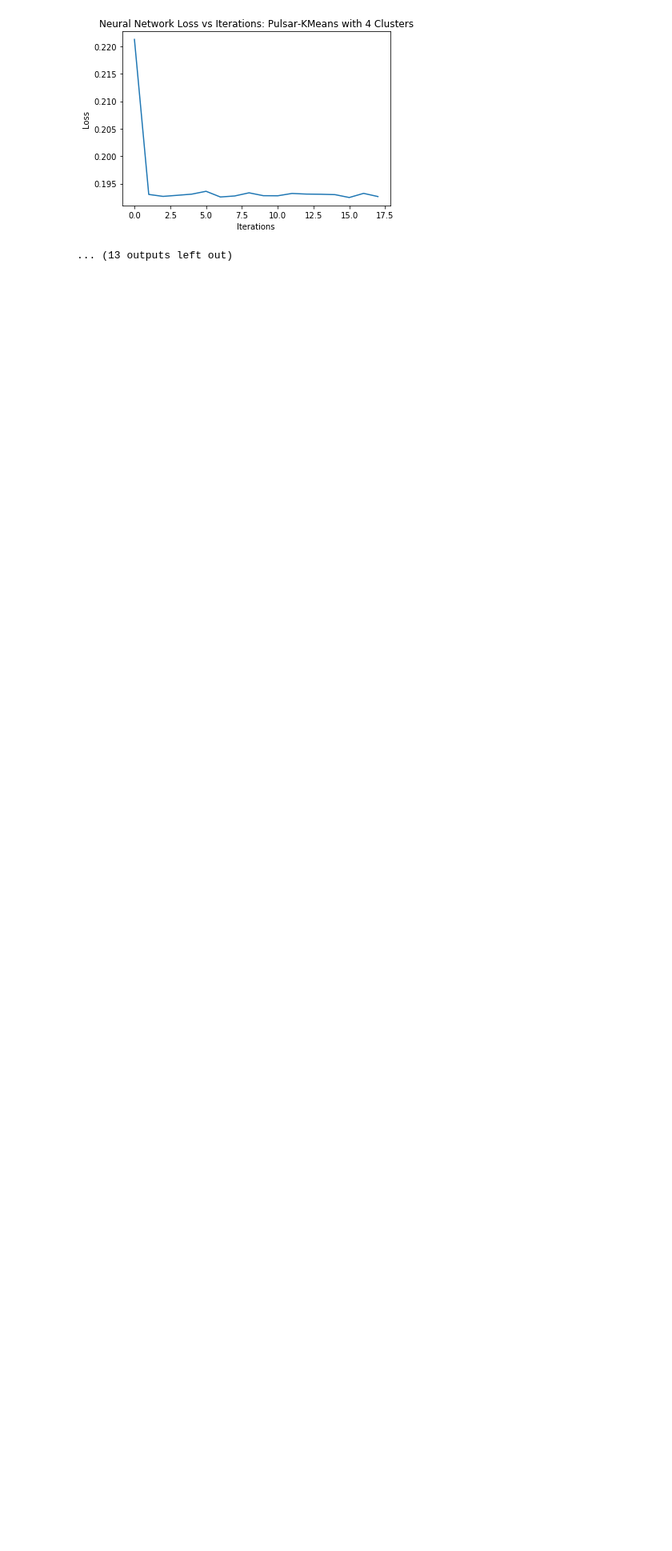
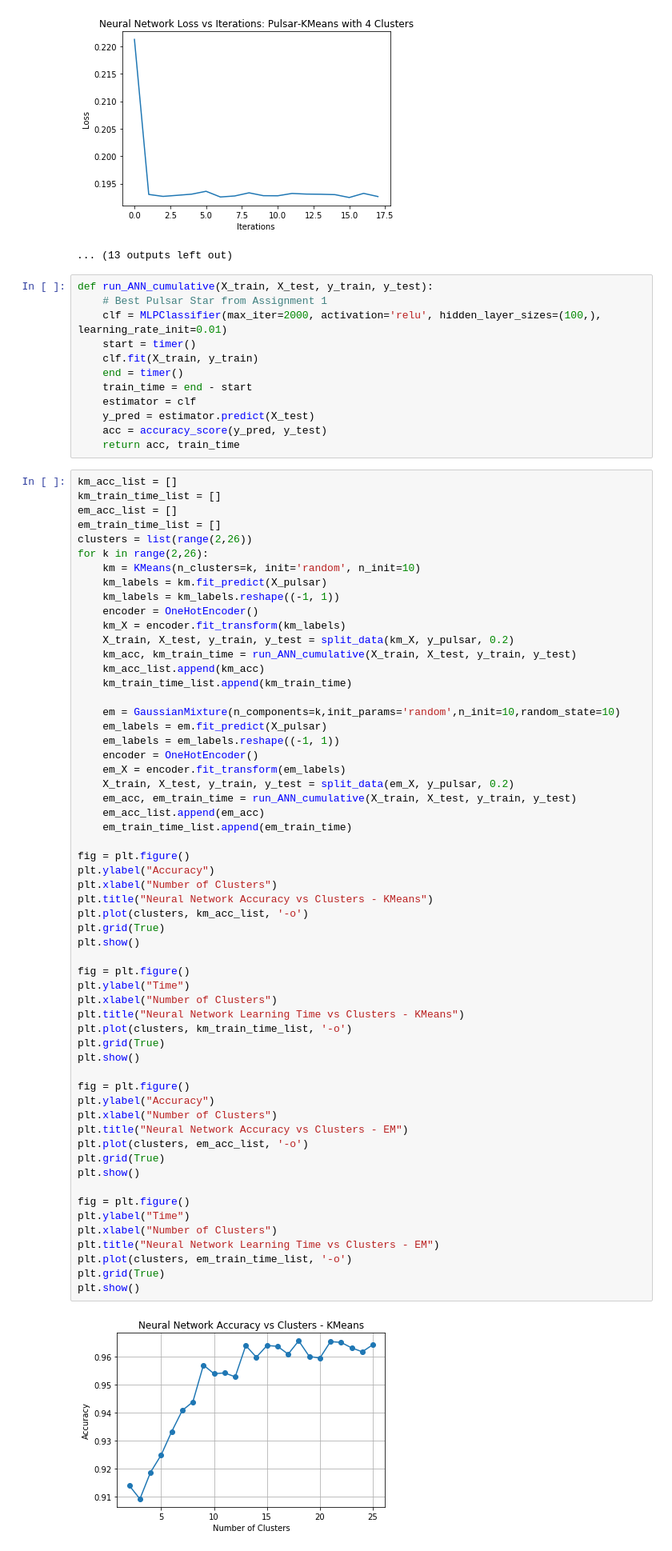
Before and after one commit to netcsc/unsupervised-learning-ML, a Jupyter notebook: main.ipynb, the cells around one changed output. Shown at 80% size. Saved outputs shown, nothing was run; the diff lists cells and outputs as text; blank space fills up the shorter version.

Commit message:
add cumulative diagram for part 5

```diff
--- a/main.ipynb
+++ b/main.ipynb
@@ -989,3 +991,75 @@ In case you used a LabelEncoder before this OneHotEncoder to convert the categor
 [figure]
 [figure]
 ... (13 outputs left out)
+# %%
+def run_ANN_cumulative(X_train, X_test, y_train, y_test):
+    # Best Pulsar Star from Assignment 1
+    clf = MLPClassifier(max_iter=2000, activation='relu', hidden_layer_sizes=(100,), learning_rate_init=0.01)
+    start = timer()
+    clf.fit(X_train, y_train)
+    end = timer()
+    train_time = end - start
+    estimator = clf
+    y_pred = estimator.predict(X_test)
+    acc = accuracy_score(y_pred, y_test)
+    return acc, train_time
+# %%
+km_acc_list = []
+km_train_time_list = []
+em_acc_list = []
+em_train_time_list = []
+clusters = list(range(2,26))
+for k in range(2,26):
+    km = KMeans(n_clusters=k, init='random', n_init=10)
+    km_labels = km.fit_predict(X_pulsar)
+    km_labels = km_labels.reshape((-1, 1))
+    encoder = OneHotEncoder()
+    km_X = encoder.fit_transform(km_labels)
+    X_train, X_test, y_train, y_test = split_data(km_X, y_pulsar, 0.2)
+    km_acc, km_train_time = run_ANN_cumulative(X_train, X_test, y_train, y_test)
+    km_acc_list.append(km_acc)
+    km_train_time_list.append(km_train_time)
+
+    em = GaussianMixture(n_components=k,init_params='random',n_init=10,random_state=10)
+    em_labels = em.fit_predict(X_pulsar)
+    em_labels = em_labels.reshape((-1, 1))
+    encoder = OneHotEncoder()
+    em_X = encoder.fit_transform(em_labels)
+    X_train, X_test, y_train, y_test = split_data(em_X, y_pulsar, 0.2)
+    em_acc, em_train_time = run_ANN_cumulative(X_train, X_test, y_train, y_test)
+    em_acc_list.append(em_acc)
+    em_train_time_list.append(em_train_time)
+
+fig = plt.figure()
+plt.ylabel("Accuracy")
+plt.xlabel("Number of Clusters")
+plt.title("Neural Network Accuracy vs Clusters - KMeans")
+plt.plot(clusters, km_acc_list, '-o')
+plt.grid(True)
+plt.show()
+
+fig = plt.figure()
+plt.ylabel("Time")
+plt.xlabel("Number of Clusters")
+plt.title("Neural Network Learning Time vs Clusters - KMeans")
+plt.plot(clusters, km_train_time_list, '-o')
+plt.grid(True)
+plt.show()
+
+fig = plt.figure()
+plt.ylabel("Accuracy")
+plt.xlabel("Number of Clusters")
+plt.title("Neural Network Accuracy vs Clusters - EM")
+plt.plot(clusters, em_acc_list, '-o')
+plt.grid(True)
+plt.show()
+
+fig = plt.figure()
+plt.ylabel("Time")
+plt.xlabel("Number of Clusters")
+plt.title("Neural Network Learning Time vs Clusters - EM")
+plt.plot(clusters, em_train_time_list, '-o')
+plt.grid(True)
+plt.show()
+# %% [output]
+[figure, added]
```
Also changed, not shown: parts of 2 cells of this notebook.
